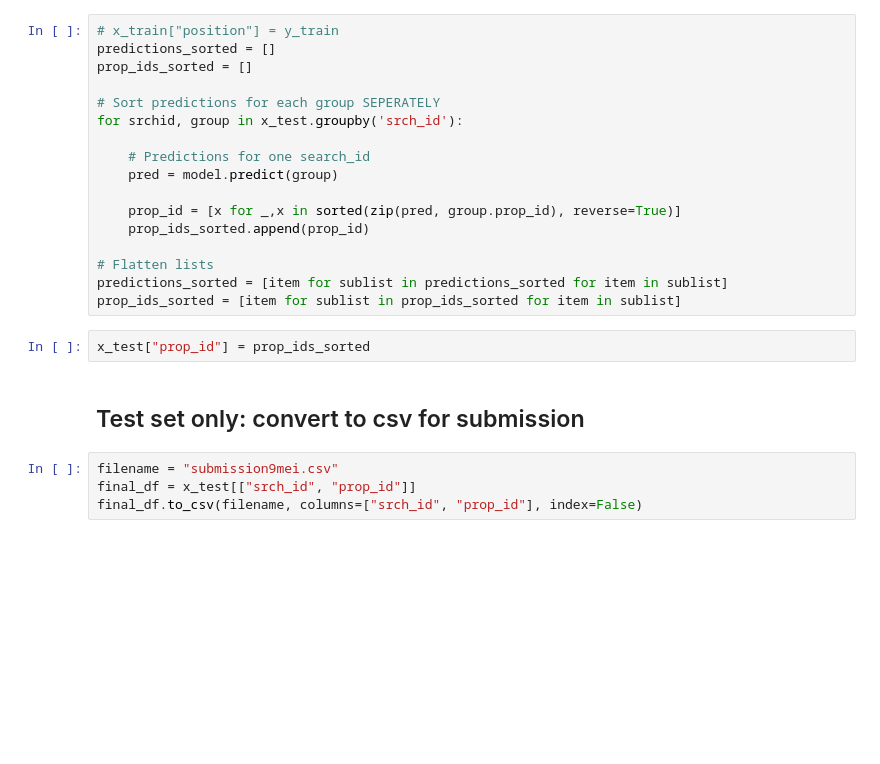
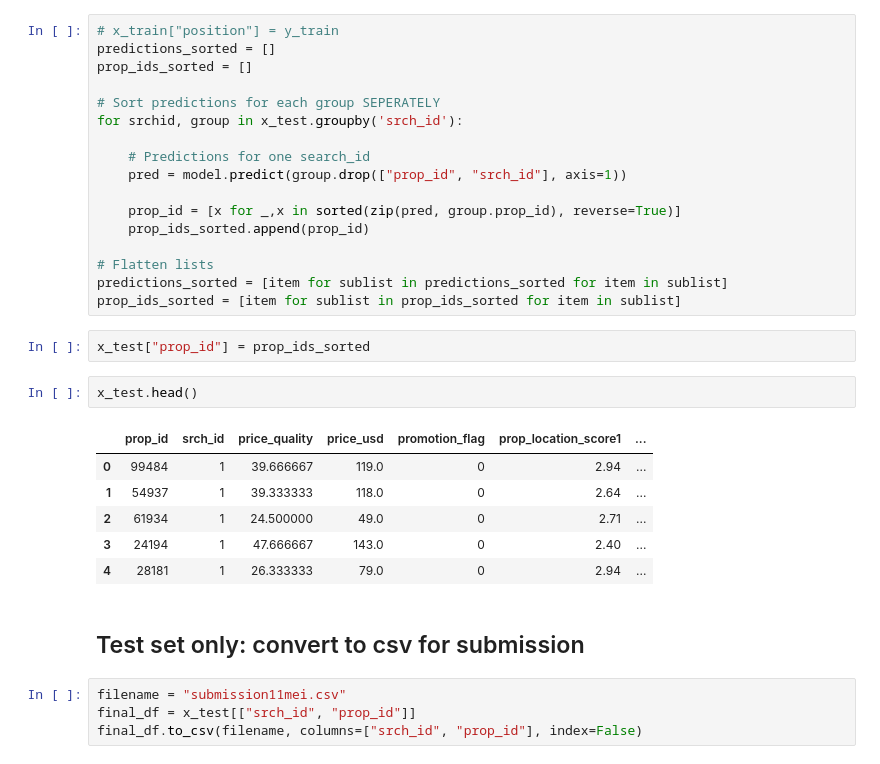
Before and after one commit to NatasjaWezel/DataMiningTechniques, a Jupyter notebook: Assignment2/rank_test_xgboost/xgboost_rank_testset.ipynb, the cells around one changed output. Cells and saved outputs as stored; diff of their text form; blank space fills up the shorter version.

Commit message:
nieuwe submission:

```diff
--- a/Assignment2/rank_test_xgboost/xgboost_rank_testset.ipynb
+++ b/Assignment2/rank_test_xgboost/xgboost_rank_testset.ipynb
@@ -58,7 +76,7 @@ prop_ids_sorted = []
 for srchid, group in x_test.groupby('srch_id'):
 
     # Predictions for one search_id
-    pred = model.predict(group)
+    pred = model.predict(group.drop(["prop_id", "srch_id"], axis=1))
 
     prop_id = [x for _,x in sorted(zip(pred, group.prop_id), reverse=True)]
     prop_ids_sorted.append(prop_id)
@@ -68,10 +86,19 @@ predictions_sorted = [item for sublist in predictions_sorted for item in sublist
 prop_ids_sorted = [item for sublist in prop_ids_sorted for item in sublist]
 # %%
 x_test["prop_id"] = prop_ids_sorted
+# %%
+x_test.head()
+# %% [output]
+|  | prop_id | srch_id | price_quality | price_usd | promotion_flag | prop_location_score1 | ... |
+| 0 | 99484 | 1 | 39.666667 | 119.0 | 0 | 2.94 | ... |
+| 1 | 54937 | 1 | 39.333333 | 118.0 | 0 | 2.64 | ... |
+| 2 | 61934 | 1 | 24.500000 | 49.0 | 0 | 2.71 | ... |
+| 3 | 24194 | 1 | 47.666667 | 143.0 | 0 | 2.40 | ... |
+| 4 | 28181 | 1 | 26.333333 | 79.0 | 0 | 2.94 | ... |
 # %% [markdown]
 ## Test set only: convert to csv for submission
 # %%
-filename = "submission9mei.csv"
+filename = "submission11mei.csv"
 final_df = x_test[["srch_id", "prop_id"]]
 final_df.to_csv(filename, columns=["srch_id", "prop_id"], index=False)
 # %%
```
Also changed, not shown: parts of 8 cells of this notebook, 12 other files.
